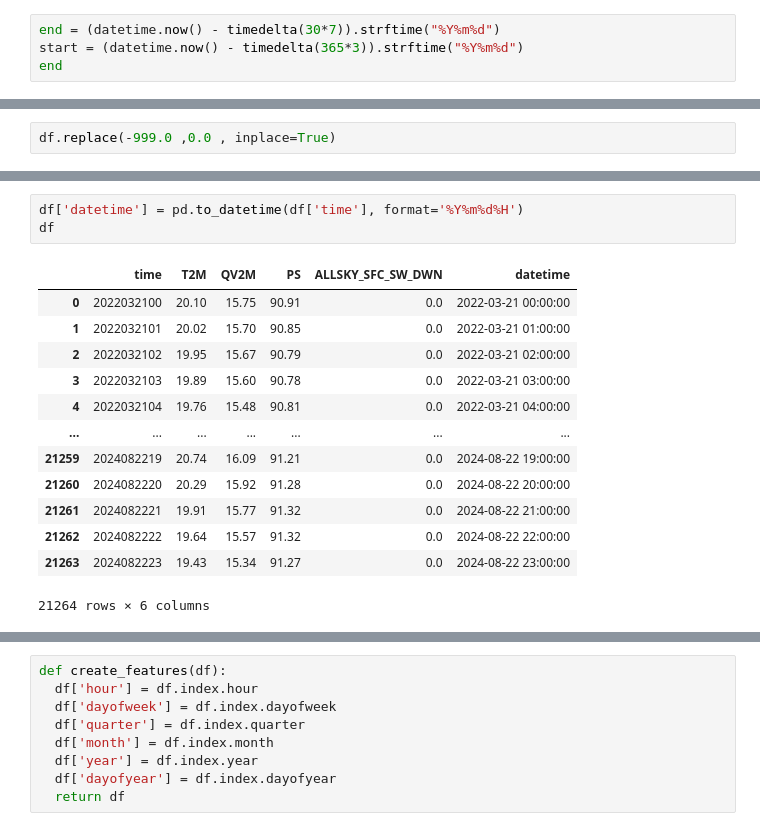
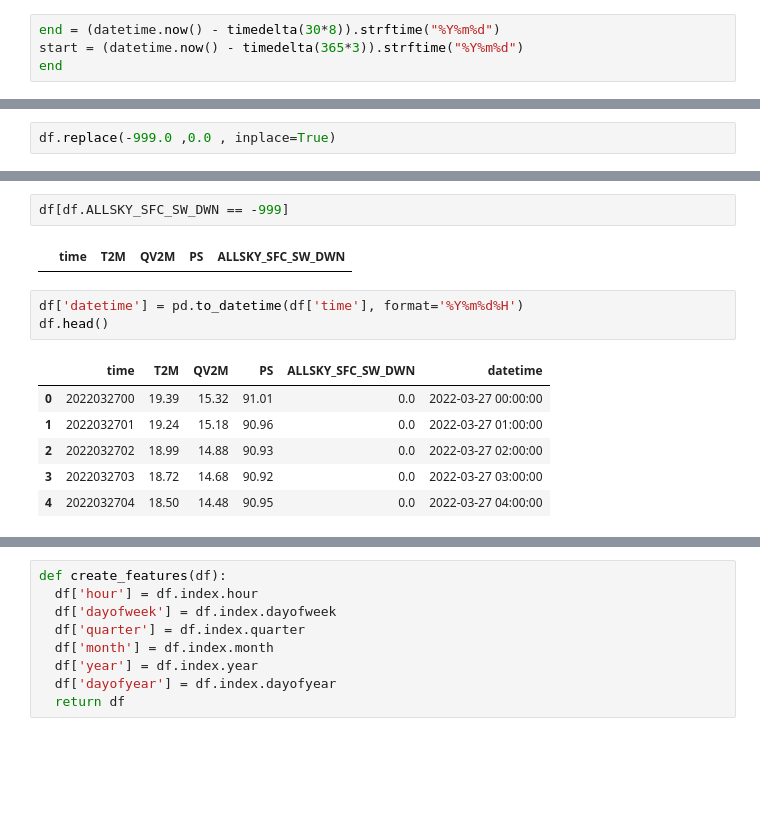
Before and after one commit to Ruhe54/Forecasting_Irradiance, a Jupyter notebook: dataset/Getting_dataset.ipynb, the cells around one changed output, grey strips where cells are left out. Cells and saved outputs as stored; diff of their text form; blank space fills up the shorter version.

```diff
--- a/dataset/Getting_dataset.ipynb
+++ b/dataset/Getting_dataset.ipynb
@@ -7,7 +7,7 @@ import seaborn as sns
 import sklearn
 from datetime import datetime,timedelta
 # %%
-end = (datetime.now() - timedelta(30*7)).strftime("%Y%m%d")
+end = (datetime.now() - timedelta(30*8)).strftime("%Y%m%d")
 start = (datetime.now() - timedelta(365*3)).strftime("%Y%m%d")
 end
 # %% [output]
@@ -110,18 +93,15 @@ df
+# %%
+df[df.ALLSKY_SFC_SW_DWN == -999]
+# %% [output]
+|  | time | T2M | QV2M | PS | ALLSKY_SFC_SW_DWN |
 # %%
 df['datetime'] = pd.to_datetime(df['time'], format='%Y%m%d%H')
-df
+df.head()
 # %% [output]
 |  | time | T2M | QV2M | PS | ALLSKY_SFC_SW_DWN | datetime |
-| 0 | 2022032100 | 20.10 | 15.75 | 90.91 | 0.0 | 2022-03-21 00:00:00 |
-| 1 | 2022032101 | 20.02 | 15.70 | 90.85 | 0.0 | 2022-03-21 01:00:00 |
-| 2 | 2022032102 | 19.95 | 15.67 | 90.79 | 0.0 | 2022-03-21 02:00:00 |
-| 3 | 2022032103 | 19.89 | 15.60 | 90.78 | 0.0 | 2022-03-21 03:00:00 |
-| 4 | 2022032104 | 19.76 | 15.48 | 90.81 | 0.0 | 2022-03-21 04:00:00 |
-| ... | ... | ... | ... | ... | ... | ... |
-| 21259 | 2024082219 | 20.74 | 16.09 | 91.21 | 0.0 | 2024-08-22 19:00:00 |
-| 21260 | 2024082220 | 20.29 | 15.92 | 91.28 | 0.0 | 2024-08-22 20:00:00 |
-| 21261 | 2024082221 | 19.91 | 15.77 | 91.32 | 0.0 | 2024-08-22 21:00:00 |
-| 21262 | 2024082222 | 19.64 | 15.57 | 91.32 | 0.0 | 2024-08-22 22:00:00 |
-| 21263 | 2024082223 | 19.43 | 15.34 | 91.27 | 0.0 | 2024-08-22 23:00:00 |
+| 0 | 2022032700 | 19.39 | 15.32 | 91.01 | 0.0 | 2022-03-27 00:00:00 |
+| 1 | 2022032701 | 19.24 | 15.18 | 90.96 | 0.0 | 2022-03-27 01:00:00 |
+| 2 | 2022032702 | 18.99 | 14.88 | 90.93 | 0.0 | 2022-03-27 02:00:00 |
+| 3 | 2022032703 | 18.72 | 14.68 | 90.92 | 0.0 | 2022-03-27 03:00:00 |
+| 4 | 2022032704 | 18.50 | 14.48 | 90.95 | 0.0 | 2022-03-27 04:00:00 |
-21264 rows × 6 columns
 # %%
```
Also changed, not shown: parts of 24 cells of this notebook, 2 other files.
